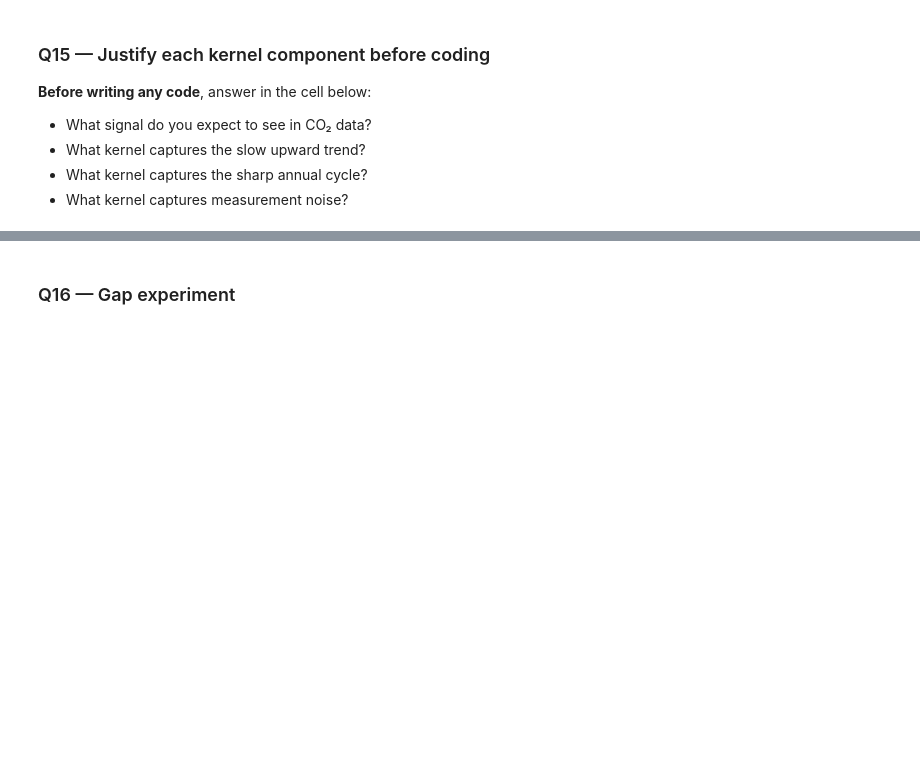
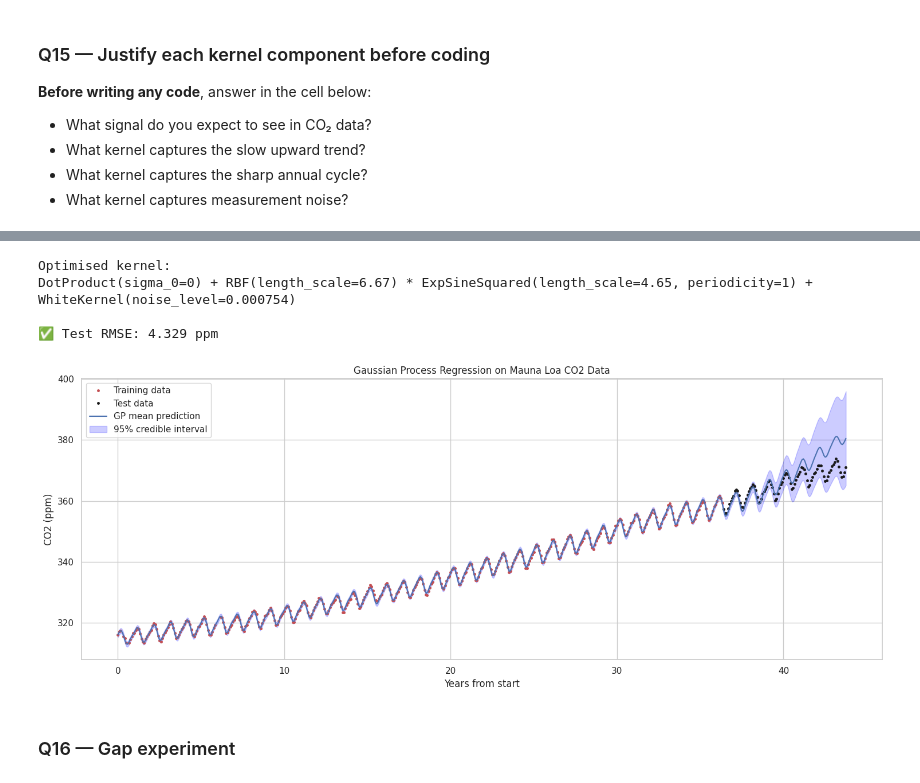
Before and after one commit to CodexAarogya/Fusemachines-Assignments, a Jupyter notebook: week-6/Assignment/W6_Probabilistic_Models_Assignment.ipynb, the cells around one changed output, grey strips where cells are left out. Saved outputs shown, nothing was run; the diff lists cells and outputs as text; code cells hidden in the pictures; blank space fills up the shorter version.

```diff
--- a/week-6/Assignment/W6_Probabilistic_Models_Assignment.ipynb
+++ b/week-6/Assignment/W6_Probabilistic_Models_Assignment.ipynb
@@ -665,15 +864,11 @@ print(f"Empirical:      {df['Churn'].mean():.4f}")
 ### Q14 — Load the Mauna Loa dataset (3 lines)
 # %%
 # YOUR CODE HERE — load in exactly these 3 lines
-# from statsmodels.datasets import co2
-# df_co2 = co2.load_pandas().data.resample('ME').mean().dropna()
-# t = (df_co2.index - df_co2.index[0]).days.values.reshape(-1, 1) / 365.25
-
 from statsmodels.datasets import co2
-df_co2 = None   # YOUR CODE HERE
-t      = None   # YOUR CODE HERE
-y      = None   # df_co2['co2'].values
-raise NotImplementedError("Load Mauna Loa dataset in 3 lines")
+df_co2 = co2.load_pandas().data.resample('ME').mean().dropna()
+t = (df_co2.index - df_co2.index[0]).days.values.reshape(-1, 1) / 365.25
+y = df_co2['co2'].values
+# raise NotImplementedError("Load Mauna Loa dataset in 3 lines")
 
 # ── SELF-CHECK ────────────────────────────────────────────────────────────────
 assert df_co2 is not None
@@ -713,17 +911,18 @@ t_test,  y_test  = t[n_train:], y[n_train:]
 # k_seasonal = RBF(...) * ExpSineSquared(..., periodicity=1.0, periodicity_bounds='fixed')
 # k_noise    = WhiteKernel(...)
 # kernel     = k_trend + k_seasonal + k_noise
-k_trend    = None
-k_seasonal = None
-k_noise    = None
-kernel     = None
-raise NotImplementedError("Define the composite kernel")
+k_trend    = DotProduct(sigma_0=0.0, sigma_0_bounds='fixed')
+k_seasonal = RBF(length_scale=1.0) * ExpSineSquared(length_scale=1.0, periodicity=1.0, periodicity_bounds='fixed')
+k_noise    = WhiteKernel(noise_level=1.0)
+kernel     = k_trend + k_seasonal + k_noise
+# raise NotImplementedError("Define the composite kernel")
 
 # Fit the GP
 gp = GaussianProcessRegressor(kernel=kernel, n_restarts_optimizer=10,
                                normalize_y=True, random_state=42)
 # YOUR CODE HERE: fit gp on (t_train, y_train)
-raise NotImplementedError("Fit the GP")
+gp.fit(t_train, y_train)
+# raise NotImplementedError("Fit the GP")
 
 print("Optimised kernel:")
 print(gp.kernel_)
@@ -734,18 +933,34 @@ rmse = np.sqrt(np.mean((y_test - y_test_pred)**2))
 # ── SELF-CHECK ────────────────────────────────────────────────────────────────
 assert rmse < 4.5, f"RMSE={rmse:.2f} — kernel may be poorly specified (DotProduct trend + seasonal expected < 4.5 ppm)"
 print(f"\n✅ Test RMSE: {rmse:.3f} ppm")
+# %% [output]
+Optimised kernel:
+DotProduct(sigma_0=0) + RBF(length_scale=6.67) * ExpSineSquared(length_scale=4.65, periodicity=1) + WhiteKernel(noise_level=0.000754)
+
+✅ Test RMSE: 4.329 ppm
 # %%
 # YOUR CODE HERE — plot posterior mean and 95% credible bands
 # Use gp.predict(t_full, return_std=True) where t_full covers the full training range
 # Shade fill_between(mean - 2*std, mean + 2*std) for the 95% band
 
 t_full = np.linspace(t.min(), t.max(), 600).reshape(-1, 1)
-y_pred, y_std = None, None   # YOUR CODE HERE
-raise NotImplementedError("Predict over full range and plot")
+y_pred, y_std = gp.predict(t_full, return_std=True)   # YOUR CODE HERE
+# raise NotImplementedError("Predict over full range and plot")
 
 fig, ax = plt.subplots(figsize=(15, 6))
 # YOUR PLOT CODE HERE
+ax.plot(t_train, y_train, 'r.', markersize=5, label='Training data')
+ax.plot(t_test, y_test, 'k.', markersize=5, label='Test data')
+ax.plot(t_full, y_pred, 'b-', label='GP mean prediction')
+ax.fill_between(t_full.flatten(), y_pred - 2 * y_std, y_pred + 2 * y_std,
+                alpha=0.2, color='blue', label='95% credible interval')
+ax.set_xlabel('Years from start')
+ax.set_ylabel('CO2 (ppm)')
+ax.set_title('Gaussian Process Regression on Mauna Loa CO2 Data')
+ax.legend()
 plt.tight_layout(); plt.show()
+# %% [output]
+[figure, added]
 # %% [markdown]
 ### Q16 — Gap experiment
 # %%
```
Also changed, not shown: parts of 20 cells of this notebook.
